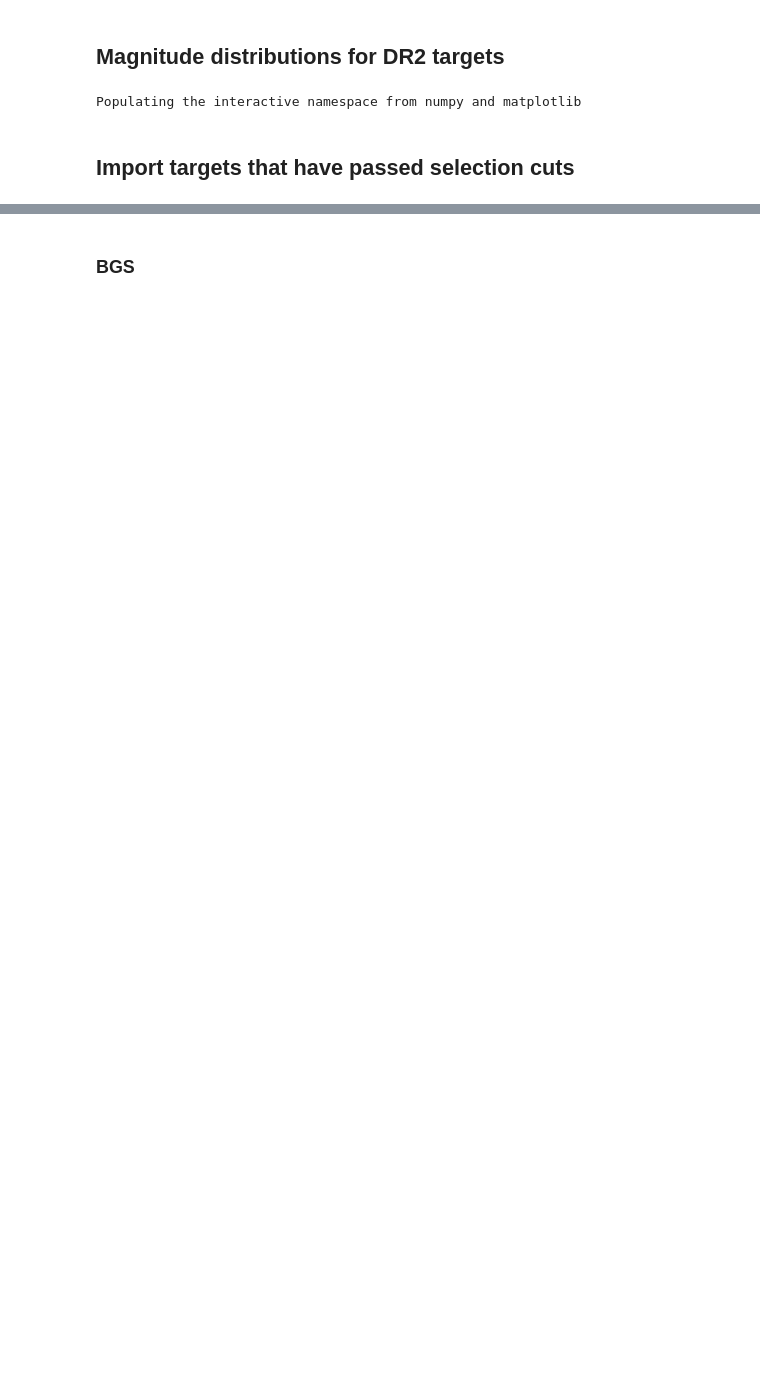
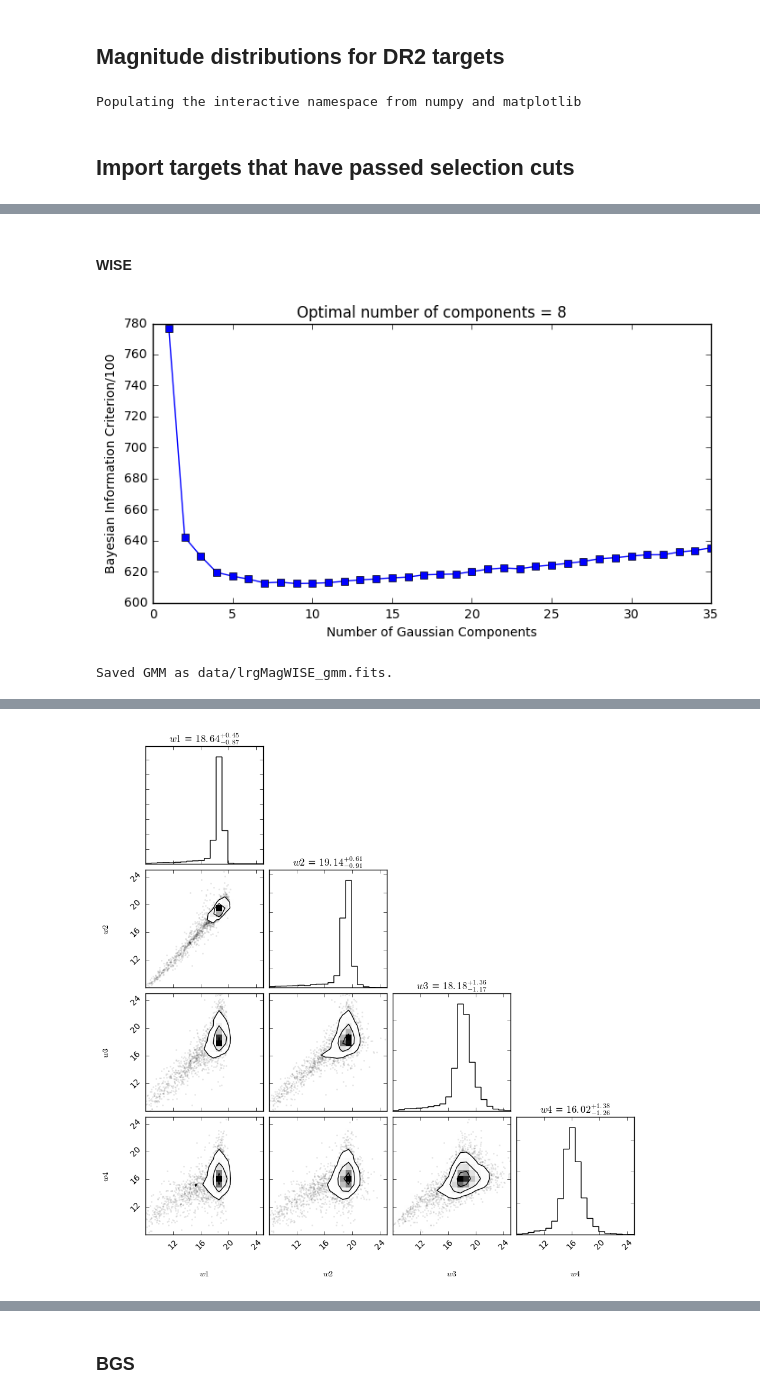
Before and after one commit to belaa/desi-mocks, a Jupyter notebook: dr2_mag_distributions.ipynb, the cells around one changed output, grey strips where cells are left out. Saved outputs shown, nothing was run; the diff lists cells and outputs as text; code cells hidden in the pictures; blank space fills up the shorter version.

```diff
--- a/dr2_mag_distributions.ipynb
+++ b/dr2_mag_distributions.ipynb
@@ -192,0 +228,27 @@ WARNING:root:Too few points to create valid contours
+# %% [markdown]
+#### WISE
+# %%
+lrgMag_wise = dr2_data(lrg, survey='WISE')
+
+#make sure data, sample and cross-validation sets are of same size for comparison
+lrgMag_wise_data, lrgMag_wise_cross = data_cross_split(lrgMag_wise)
+
+make_gmm_model(lrgMag_wise_data, components_range, model_filename='data/lrgMagWISE_gmm.fits',
+               bic_plot=True)
+
+lrgMag_wise_sample = sample_magnitudes('LRG', n_targets=len(lrgMag_wise_data), survey='WISE', random_state=gen)
+
+axes_range = [(8,25), (8,25), (8,25), (8,25)]
+
+#Data
+fig1 = cn.corner(lrgMag_wise_data, labels=[r"$w1$", r"$w2$", r"$w3$", r"$w4$"], show_titles=True,
+                 title_kwargs={"fontsize": 12}, range=axes_range)
+#Sample
+fig2 = cn.corner(lrgMag_wise_sample, labels=[r"$w1$", r"$w2$", r"$w3$", r"$w4$"], show_titles=True,
+                 title_kwargs={"fontsize": 12}, range=axes_range)
+#Cross-validation
+fig3 = cn.corner(lrgMag_wise_cross, labels=[r"$w1$", r"$w2$", r"$w3$", r"$w4$"], show_titles=True,
+                 title_kwargs={"fontsize": 12}, range=axes_range)
+# %% [output]
+[figure, added]
+Saved GMM as data/lrgMagWISE_gmm.fits.
@@ -192,0 +258 @@ WARNING:root:Too few points to create valid contours
+[figure, added]
```
Also changed, not shown: parts of 27 cells of this notebook, 7 other files.
